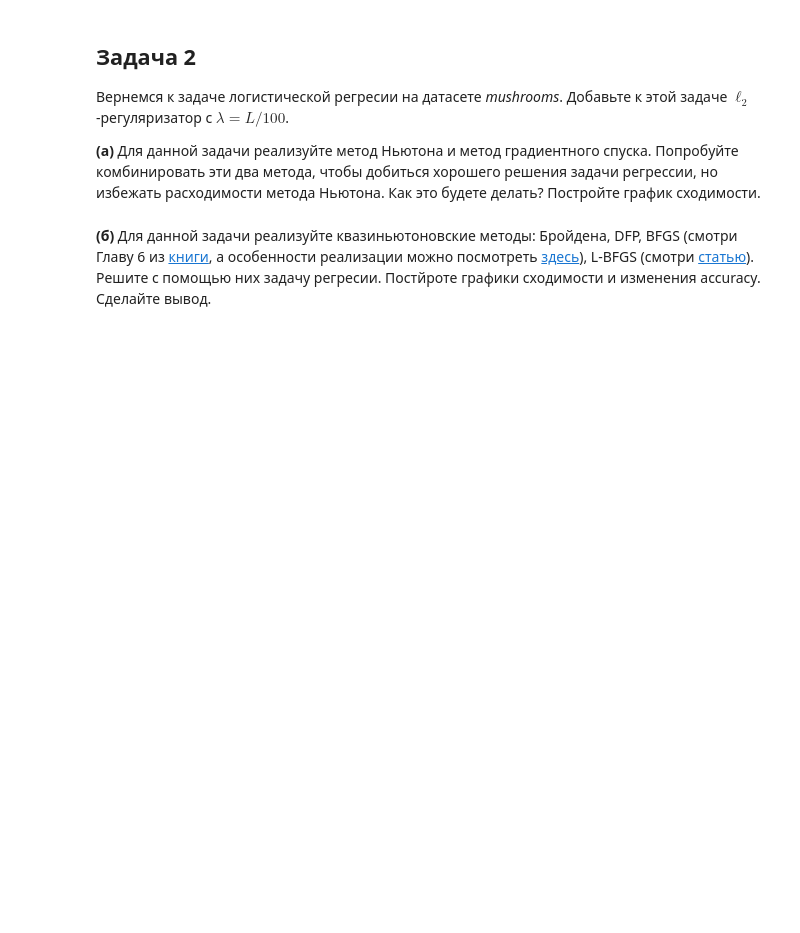
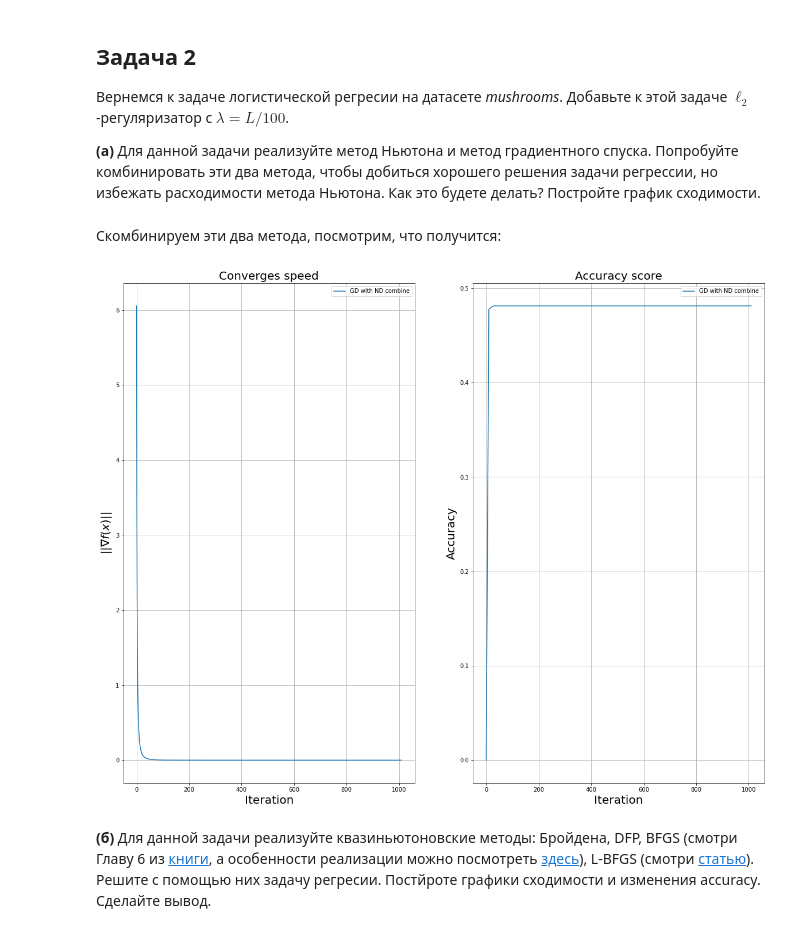
Before and after one commit to HAshIRa7/Optimization-methods, a Jupyter notebook: Optimization_HW_9.ipynb, the cells around one changed output. Drawn from its saved outputs; the diff is of its cells as text; code cells hidden in the pictures; blank space fills up the shorter version.

```diff
--- a/Optimization_HW_9.ipynb
+++ b/Optimization_HW_9.ipynb
@@ -127,0 +197,5 @@ __(а)__ Для данной задачи реализуйте метод Нью
+# %%
+import numpy as np
+from sklearn.model_selection import train_test_split
+from sklearn.metrics import accuracy_score
+X_train, X_test, y_train, y_test = train_test_split(X, y, test_size=0.2, random_state=42)
@@ -128,3 +231,47 @@ __(а)__ Для данной задачи реализуйте метод Нью
+# %%
+class NewtonDescent:
+    def __init__(self, max_iter, start_point):
+        self.max_iter = max_iter
+        self.w = start_point
+        self.history = []
+        self.acc = []
+
+    def fit(self):
+        #self.acc.append(accuracy_score(y_test, np.round(2 / (1 + np.exp(-np.dot(X_test, self.w)))) - 1))
+        for i in range(self.max_iter):
+            g = grad(self.w)
+            invh = np.linalg.inv(hessian(self.w))
+            self.w -= np.dot(invh, g)
+            self.history.append(np.dot(g, g))
+            self.acc.append(accuracy_score(y_test, np.round(2 / (1 + np.exp(-np.dot(X_test, self.w)))) - 1))
+# %% [markdown]
+Скомбинируем эти два метода, посмотрим, что получится:
+# %%
+gd = GradientDescent(1/30, 10**3)
+gd.fit()
+# %%
+nd = NewtonDescent(10, gd.w)
+nd.fit()
+# %%
+fig, ax = plt.subplots(1, 2, figsize=(20, 16))
+
+ax[0].set_title('Converges speed', fontsize=20)
+ax[0].set_xlabel('Iteration', fontsize=20)
+ax[0].set_ylabel(r'$||\nabla f(x)||$', fontsize=20)
+ax[0].plot(range(gd.max_iter + nd.max_iter), gd.history + nd.history, label="GD with ND combine")
+ax[0].grid()
+ax[0].legend()
+
+ax[1].set_title('Accuracy score', fontsize=20)
+ax[1].set_xlabel('Iteration', fontsize=20)
+ax[1].set_ylabel('Accuracy', fontsize=20)
+ax[1].plot(list(range(0, gd.max_iter, 10)) + list(range(gd.max_iter, gd.max_iter + nd.max_iter)), gd.acc + nd.acc, label="GD with ND combine")
+ax[1].grid()
+ax[1].legend()
+
+plt.show()
+# %% [output]
+[figure, added]
 # %% [markdown]
 __(б)__ Для данной задачи реализуйте квазиньютоновские методы: Бройдена, DFP, BFGS (смотри Главу 6 из [книги](https://www.csie.ntu.edu.tw/~r97002/temp/num_optimization.pdf), а особенности реализации можно посмотреть [здесь](https://github.com/scipy/scipy/blob/v0.18.1/scipy/optimize/optimize.py#L874-L976)), L-BFGS (смотри [статью](http://users.iems.northwestern.edu/~nocedal/PDFfiles/limited-memory.pdf)). Решите с помощью них задачу регресии. Постйроте графики сходимости и изменения accuracy. Сделайте вывод.
 # %%
```
Also changed, not shown: parts of 19 cells of this notebook.
